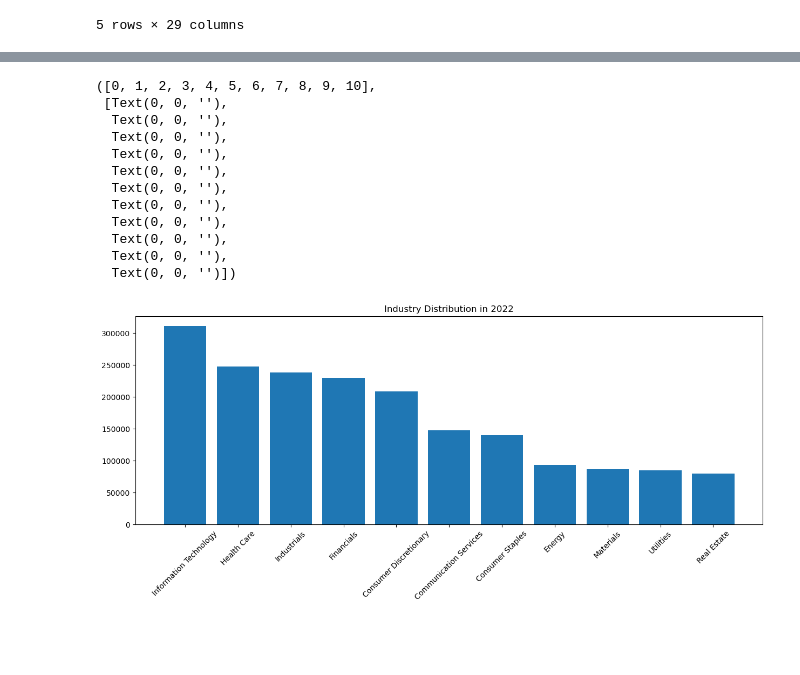
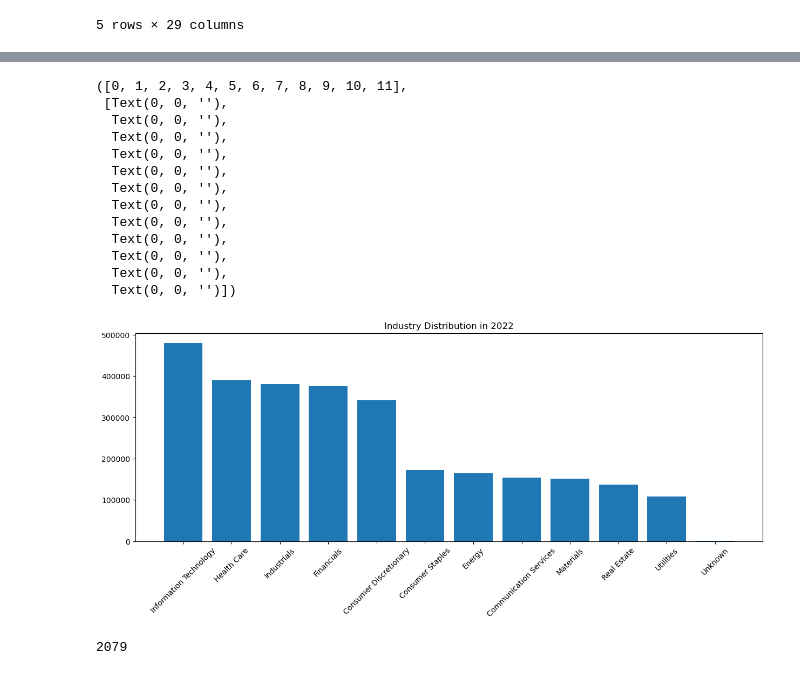
Before and after one commit to JennyJiang118/AFP-hedgefund-holdings, a Jupyter notebook: get_price_vol_gics.ipynb, the cells around one changed output, grey strips where cells are left out. Drawn from its saved outputs; the diff is of its cells as text; code cells hidden in the pictures; blank space fills up the shorter version.

Commit message:
update merge & EDA

```diff
--- a/get_price_vol_gics.ipynb
+++ b/get_price_vol_gics.ipynb
@@ -380,10 +398,10 @@ holdings.head()
 | 4 | 2022-06-30 | 110.0 | False | False | 3000.0 | 10104.0 | 3000.0 | 2022-03-31 | 3000.0 | ... |
 5 rows × 27 columns
 # %%
-holdings['gics1'] = holdings['gics'].apply(lambda x:sector_map[int(x//1e6)] if int(x//1e6) in sector_map.keys() else 'Unknown')
-holdings['gics2'] = holdings['gics'].apply(lambda x:industry_group_map[int(x//1e4)]if int(x//1e4) in industry_group_map.keys() else 'Unknown')
+holdings_sp500['gics1'] = holdings_sp500['gics'].apply(lambda x:sector_map[int(x//1e6)] if int(x//1e6) in sector_map.keys() else 'Unknown')
+holdings_sp500['gics2'] = holdings_sp500['gics'].apply(lambda x:industry_group_map[int(x//1e4)]if int(x//1e4) in industry_group_map.keys() else 'Unknown')
 
-holdings.head()
+holdings_sp500.head()
 # %% [output]
 |  | date | mgrno | first_report | last_report | shares | permno | shares_adj | phrdate | pshares_adj | ... |
 | 0 | 2021-06-30 | 110.0 | False | False | 3000.0 | 10104.0 | 3000.0 | 2021-03-31 | 3000.0 | ... |
@@ -394,0 +443,11 @@ holdings.head()
+# %%
+parquet_file_path = '../data/price_vol_gics_all.parquet.gzip'
+price_vol_gics_all = pq.read_table(parquet_file_path)
+price_vol_gics_all = price_vol_gics_all.to_pandas()
+# %%
+holdings_all = holdings[holdings['permno'].isin(price_vol_gics_all['permno'])]
+
+holdings_all = pd.merge(holdings_all, price_vol_gics_all, on = ['date', 'permno'], how = 'left')
+holdings_all['gics'] = holdings_all['gics'].fillna(0)
+
+holdings_all.head()
@@ -394,0 +462,5 @@ holdings.head()
+# %%
+holdings_all['gics1'] = holdings_all['gics'].apply(lambda x:sector_map[int(x//1e6)] if int(x//1e6) in sector_map.keys() else 'Unknown')
+holdings_all['gics2'] = holdings_all['gics'].apply(lambda x:industry_group_map[int(x//1e4)]if int(x//1e4) in industry_group_map.keys() else 'Unknown')
+
+holdings_all.head()
@@ -395,23 +475,28 @@ holdings.head()
 # %%
-recent_holdings = holdings[holdings['year']==2022]
+recent_holdings = holdings_all[holdings_all['year']==2022]
 industry = recent_holdings['gics1'].value_counts()
 
 plt.figure(figsize = (15,5))
 plt.bar(industry.index, industry)
 plt.title('Industry Distribution in 2022')
 plt.xticks(rotation = 45)
 # %% [output]
-([0, 1, 2, 3, 4, 5, 6, 7, 8, 9, 10],
+([0, 1, 2, 3, 4, 5, 6, 7, 8, 9, 10, 11],
  [Text(0, 0, ''),
   Text(0, 0, ''),
   Text(0, 0, ''),
   Text(0, 0, ''),
   Text(0, 0, ''),
   Text(0, 0, ''),
   Text(0, 0, ''),
   Text(0, 0, ''),
   Text(0, 0, ''),
   Text(0, 0, ''),
+  Text(0, 0, ''),
   Text(0, 0, '')])
-[figure, old version]
+[figure, new version]
+# %%
+recent_holdings['permno'].nunique()
+# %% [output]
+2079
 # %%
```
Also changed, not shown: parts of 13 cells of this notebook, 1 other file.
